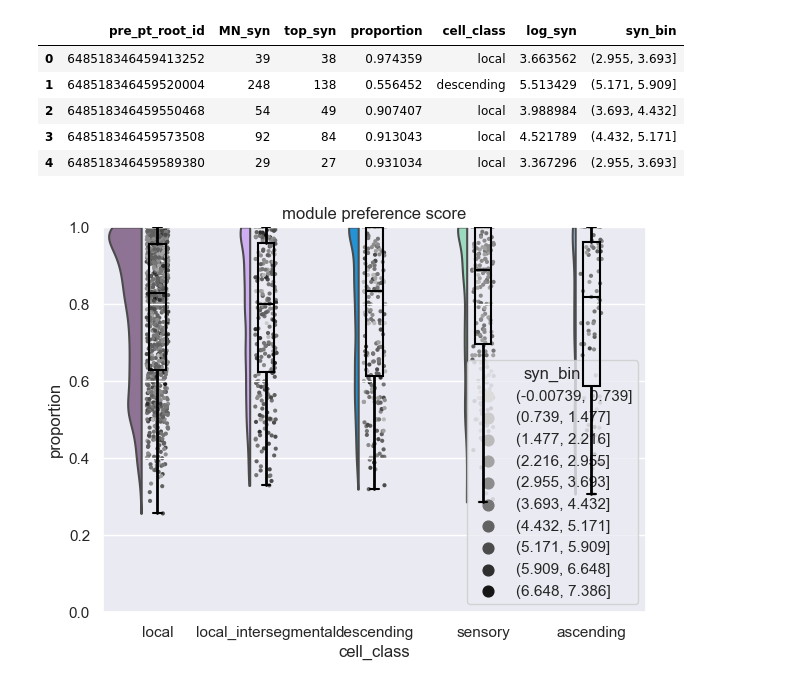
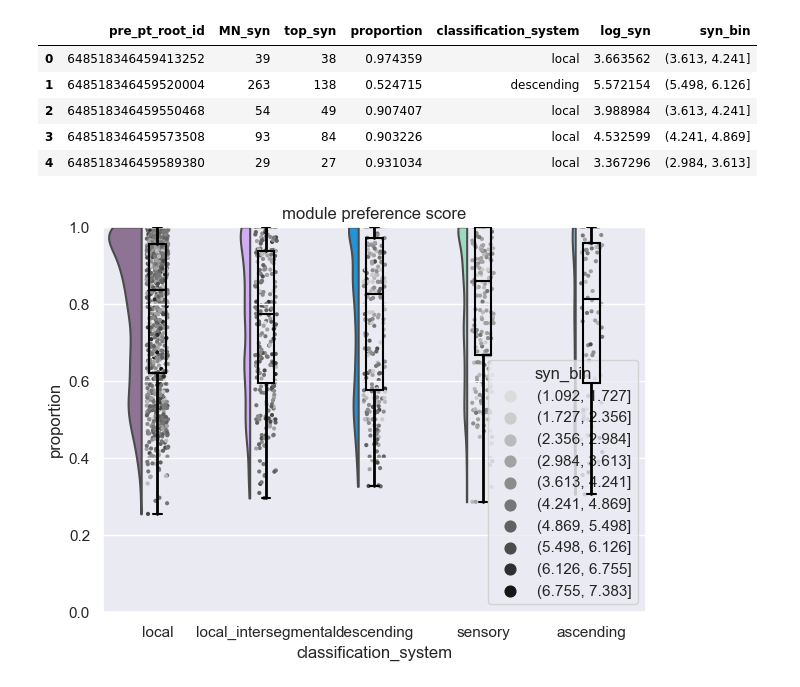
Before and after one commit to tuthill-lab/Lesser_Azevedo_2023, a Jupyter notebook: plot_from_pkl.ipynb, the cells around one changed output. Saved outputs shown, nothing was run; the diff lists cells and outputs as text; code cells hidden in the pictures.

```diff
--- a/plot_from_pkl.ipynb
+++ b/plot_from_pkl.ipynb
@@ -11,5 +11,9 @@ import cmocean
 import ptitprince as pt
 # %%
 # import dataframe
-multi_df = pd.read_pickle('pkls/preMN_to_MN_wing_v604.pkl')
-properties_df = pd.read_pickle('pkls/wingMN_properties_v604.pkl')
+# multi_df = pd.read_pickle('pkls/preMN_to_MN_wing_v604.pkl') # preprint era materialization
+# properties_df = pd.read_pickle('pkls/wingMN_properties_v604.pkl') # preprint era materialization
+
+multi_df = pd.read_pickle('pkls/preMN_to_MN_wing_011524.pkl')
+synapses_df = pd.read_pickle('pkls/synapse_positions_wing_011524.pkl')
+properties_df = pd.read_pickle('pkls/mn_properties_wing_011524.pkl')
@@ -153,7 +226,7 @@ def organize_by_cos_long(map_df):
 
     return reordered_df
 # %%
-syn_df = pd.read_pickle('pkls/syanpse_positions_wing_v604.pkl')
+syn_df = synapses_df
 syn_df.head()
 # %% [output]
 |  | pre_pt_root_id | post_pt_root_id | pre_pt_position | post_pt_position |
@@ -211,7 +338,7 @@ flat_dict = {val:key for key, lst in cluster_dict.items() for val in lst}
 properties_df['cluster'] = properties_df.MN_label.map(flat_dict)
 properties_df = properties_df.rename(columns={'MN_id':'post_pt_root_id'})
 # %%
-syn_df = syn_df.merge(properties_df[['post_pt_root_id','cluster']])
+syn_df = syn_df.merge(properties_df.rename(columns={'pt_root_id':'post_pt_root_id'})[['post_pt_root_id','cluster']])
 # %%
 adj = pd.crosstab(syn_df.pre_pt_root_id,syn_df.cluster)
 adj.head()
@@ -227,43 +354,43 @@ adj.head()
 pref_df = pd.DataFrame(adj.sum(axis=1).reset_index(name='MN_syn'))
 pref_df = pref_df.merge(pd.DataFrame(adj.max(axis=1).reset_index(name='top_syn')))
 pref_df['proportion'] = pref_df.top_syn / pref_df.MN_syn
-pref_df = pref_df.merge(multi_df.reset_index()[['pre_pt_root_id','cell_class']])
+pref_df = pref_df.merge(multi_df.reset_index()[['pre_pt_root_id','classification_system']])
 
 pref_df['log_syn'] = np.log(pref_df['MN_syn'])
 pref_df['syn_bin'] = pd.cut(pref_df.log_syn,10) # bin number of MN synapses for plotting by hue
 
 pref_df.head()
 # %% [output]
-|  | pre_pt_root_id | MN_syn | top_syn | proportion | cell_class | log_syn | syn_bin |
-| 0 | 648518346459413252 | 39 | 38 | 0.974359 | local | 3.663562 | (2.955, 3.693] |
-| 1 | 648518346459520004 | 248 | 138 | 0.556452 | descending | 5.513429 | (5.171, 5.909] |
-| 2 | 648518346459550468 | 54 | 49 | 0.907407 | local | 3.988984 | (3.693, 4.432] |
-| 3 | 648518346459573508 | 92 | 84 | 0.913043 | local | 4.521789 | (4.432, 5.171] |
-| 4 | 648518346459589380 | 29 | 27 | 0.931034 | local | 3.367296 | (2.955, 3.693] |
+|  | pre_pt_root_id | MN_syn | top_syn | proportion | classification_system | log_syn | syn_bin |
+| 0 | 648518346459413252 | 39 | 38 | 0.974359 | local | 3.663562 | (3.613, 4.241] |
+| 1 | 648518346459520004 | 263 | 138 | 0.524715 | descending | 5.572154 | (5.498, 6.126] |
+| 2 | 648518346459550468 | 54 | 49 | 0.907407 | local | 3.988984 | (3.613, 4.241] |
+| 3 | 648518346459573508 | 93 | 84 | 0.903226 | local | 4.532599 | (4.241, 4.869] |
+| 4 | 648518346459589380 | 29 | 27 | 0.931034 | local | 3.367296 | (2.984, 3.613] |
 # %%
 ort = 'v' # vertical or horizontally oriented plot
-dx = "cell_class"
+dx = "classification_system"
 dy = "proportion"
 class_order = ['local', 'local_intersegmental','descending','sensory','ascending']
 plot_df = pref_df
 
 pal = sns.color_palette("Greys", n_colors=12)
 pal = pal[2:]
 
 f, ax = plt.subplots(figsize=(7, 5))
 
 ax=pt.half_violinplot( x = dx, y = dy, data = plot_df, bw = .2, cut = 0.,
 scale = "count", width = .6, inner = None, orient = ort, order=class_order)
 
 ax=sns.stripplot( x = dx, y = dy, data = plot_df, hue="syn_bin", palette = pal,
 size = 3, jitter = 1, zorder = 0, orient = ort, order=class_order) # edgecolor = "white"
 
 ax=sns.boxplot( x = dx, y = dy, data = plot_df, color = "black", width = .15, zorder = 10,\
 showcaps = True, boxprops = {'facecolor':'none', "zorder":10},\
 showfliers=True, whiskerprops = {'linewidth':2, "zorder":10},\
 saturation = 1, orient = ort, order=class_order)
 plt.ylim(0,1)
 plt.title("module preference score")
 plt.show()
 # %% [output]
-[figure, old version]
+[figure, new version]
```
Also changed, not shown: parts of 31 cells of this notebook, 3 other files.
